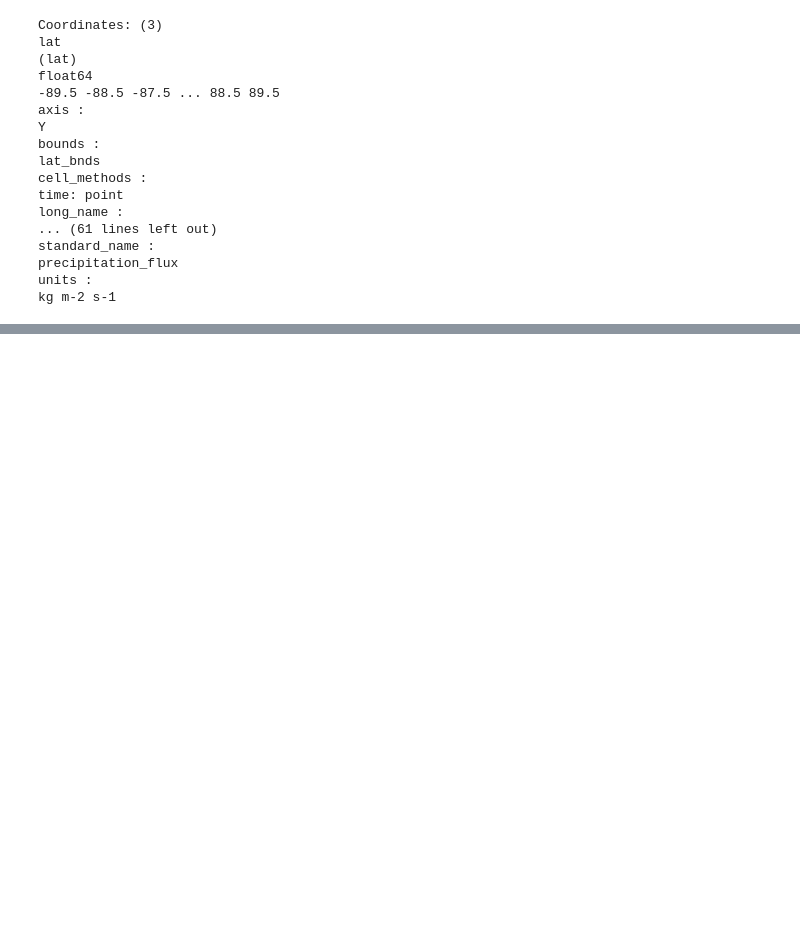
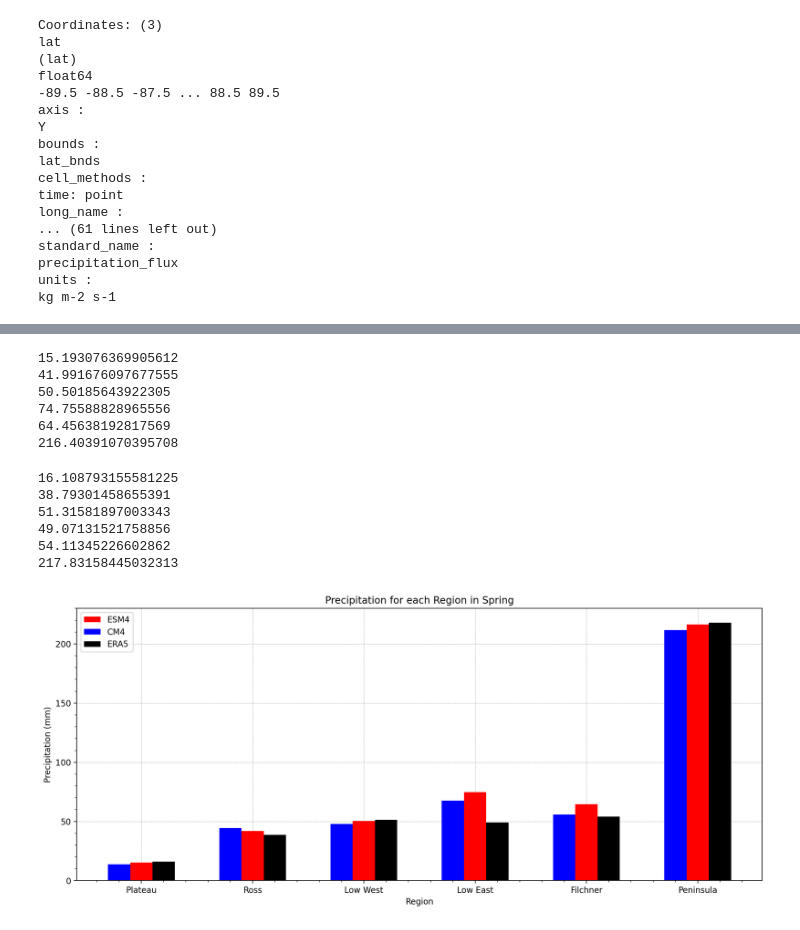
Before and after one commit to twass21/katabatic_winds, a Jupyter notebook: precip_bar_plots.ipynb, the cells around one changed output, grey strips where cells are left out. Drawn from its saved outputs; the diff is of its cells as text; code cells hidden in the pictures; blank space fills up the shorter version.

```diff
--- a/precip_bar_plots.ipynb
+++ b/precip_bar_plots.ipynb
@@ -442,0 +806,73 @@ plt.show()
+# %%
+plat_value_ESM4_spring=print(plateau_precip_spring_ESM4.values)
+ross_value_ESM4_spring= print(ross_precip_spring_ESM4.values)
+west_value_ESM4_springr=print(lowwest_precip_spring_ESM4.values)
+east_value_ESM4_spring=print(loweast_precip_spring_ESM4.values)
+filch_value_ESM4_spring=print(filchner_precip_spring_ESM4.values)
+pen_value_ESM4_spring=print(peninsula_precip_spring_ESM4.values)
+# %% [output]
+15.193076369905612
+41.991676097677555
+50.50185643922305
+74.75588828965556
+64.45638192817569
+216.40391070395708
+# %%
+plat_value_ERA5_spring=print(plateau_precip_spring_ERA5.values)
+ross_value_ERA5_spring= print(ross_precip_spring_ERA5.values)
+west_value_ERA5_springr=print(lowwest_precip_spring_ERA5.values)
+east_value_ERA5_spring=print(loweast_precip_spring_ERA5.values)
+filch_value_ERA5_spring=print(filchner_precip_spring_ERA5.values)
+pen_value_ERA5_spring=print(peninsula_precip_spring_ERA5.values)
+# %% [output]
+16.108793155581225
+38.79301458655391
+51.31581897003343
+49.07131521758856
+54.11345226602862
+217.83158445032313
+# %%
+
+fig, ax= plt.subplots(figsize= (15,6))
+
+
+X = ['Plateau','Ross','Low West','Low East', 'Filchner', 'Peninsula']
+CM4 = [13.784113614747184,
+44.52837629505666,
+47.94503028388135,
+67.68894901033491,
+55.89232380007161,
+211.5782001055777
+]
+ESM4 = [15.193076369905612,
+41.991676097677555,
+50.50185643922305,
+74.75588828965556,
+64.45638192817569,
+216.40391070395708
+]
+
+ERA5 = [16.108793155581225,
+38.79301458655391,
+51.31581897003343,
+49.07131521758856,
+54.11345226602862,
+217.83158445032313
+]
+X_axis = np.arange(len(X))
+
+plt.bar(X_axis, ESM4, 0.2, label = 'ESM4', color='r')
+plt.bar(X_axis - 0.2, CM4, 0.2, label = 'CM4', color= 'blue')
+plt.bar(X_axis + 0.2, ERA5, 0.2, label= 'ERA5', color= 'k')
+ax.grid(linewidth=0.5, linestyle= '--')
+ax.set_axisbelow(True)
+plt.xticks(X_axis, X)
+plt.xlabel("Region")
+plt.ylabel("Precipitation (mm)")
+plt.title("Precipitation for each Region in Spring")
+plt.legend()
+ax.minorticks_on()
+plt.ylim(0,230)
+plt.show()
+# %% [output]
+[figure, added]
```
Also changed, not shown: parts of 31 cells of this notebook.
